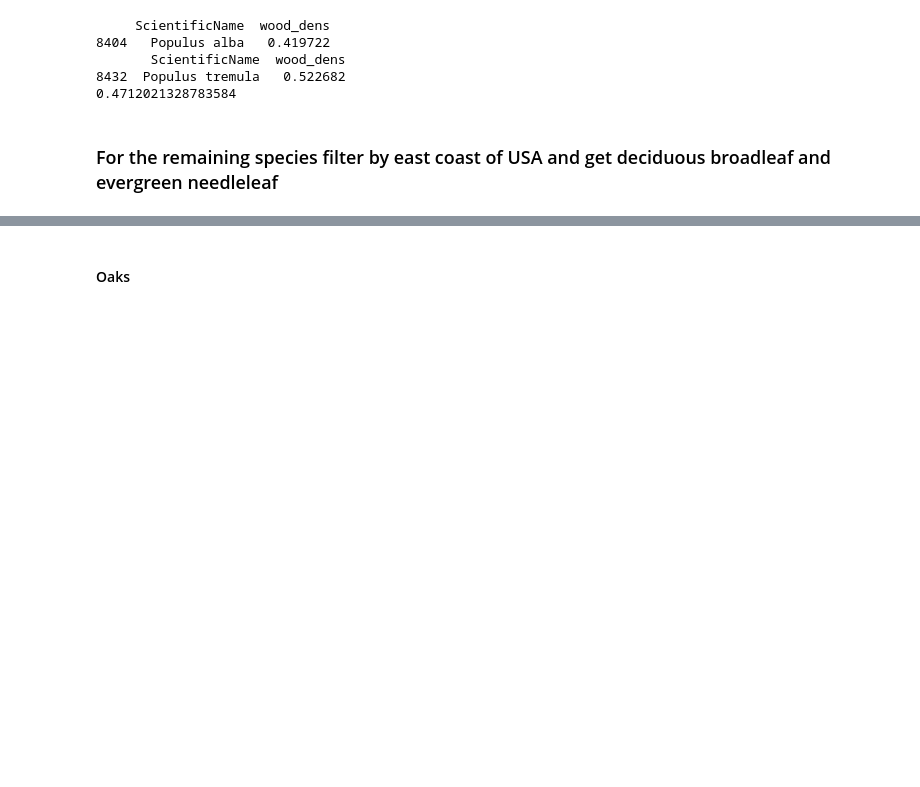
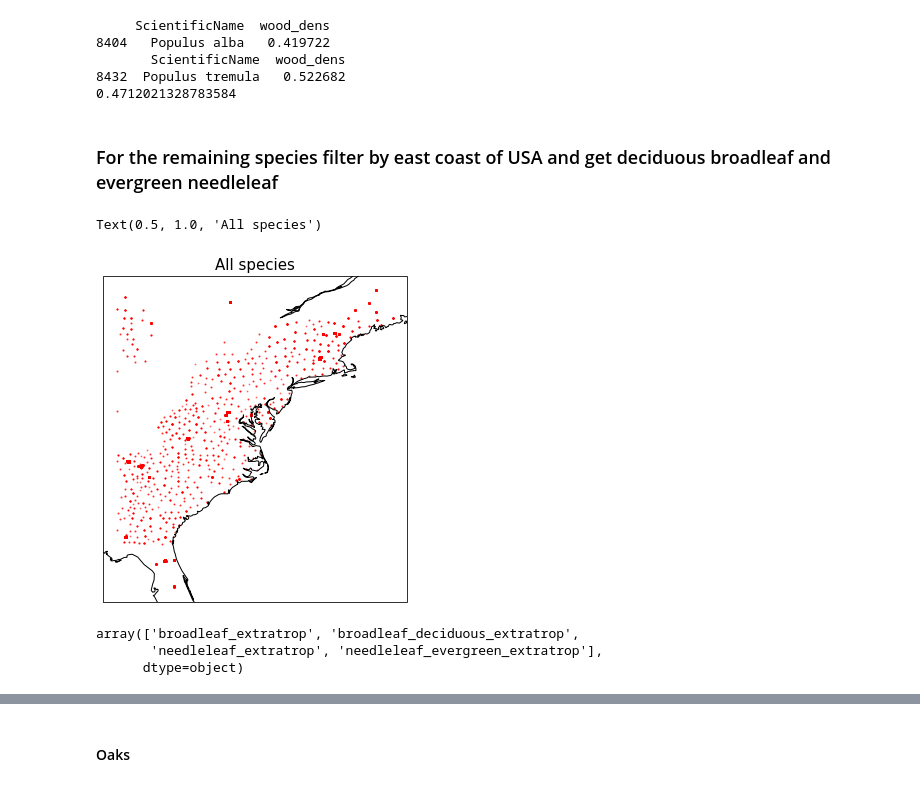
Before and after one commit to JessicaNeedham/FATES-plotting-scripts, a Jupyter notebook: FATES-MRV-allometry.ipynb, the cells around one changed output, grey strips where cells are left out. Drawn from its saved outputs; the diff is of its cells as text; code cells hidden in the pictures; blank space fills up the shorter version.

```diff
--- a/FATES-MRV-allometry.ipynb
+++ b/FATES-MRV-allometry.ipynb
@@ -165,3 +165,23 @@ print(pop_wd)
 0.4712021328783584
 # %% [markdown]
 ### For the remaining species filter by east coast of USA and get deciduous broadleaf and evergreen needleleaf
+# %%
+df_tallo_usae = df_tallo[(df_tallo['latitude'] >= 25) & (df_tallo['latitude'] <= 55) &
+                         (df_tallo['longitude'] >= -85) & (df_tallo['longitude'] <= -67)]
+
+
+fig1, ((f1ax0)) = plt.subplots(nrows=1, ncols=1,  subplot_kw={'projection': ccrs.PlateCarree()},
+                                                   figsize=(16,6))
+
+f1ax0.scatter(df_tallo_usae.longitude, df_tallo_usae.latitude, color='red', s=1, marker='o',  alpha=0.4, transform=ccrs.PlateCarree())
+f1ax0.coastlines()
+f1ax0.set_title('All species', fontsize=15)
+# %% [output]
+Text(0.5, 1.0, 'All species')
+[figure, added]
+# %%
+df_tallo_usae['PFT_tallo'].unique()
+# %% [output]
+array(['broadleaf_extratrop', 'broadleaf_deciduous_extratrop',
+       'needleleaf_extratrop', 'needleleaf_evergreen_extratrop'],
+      dtype=object)
```
Also changed, not shown: parts of 17 cells of this notebook.
